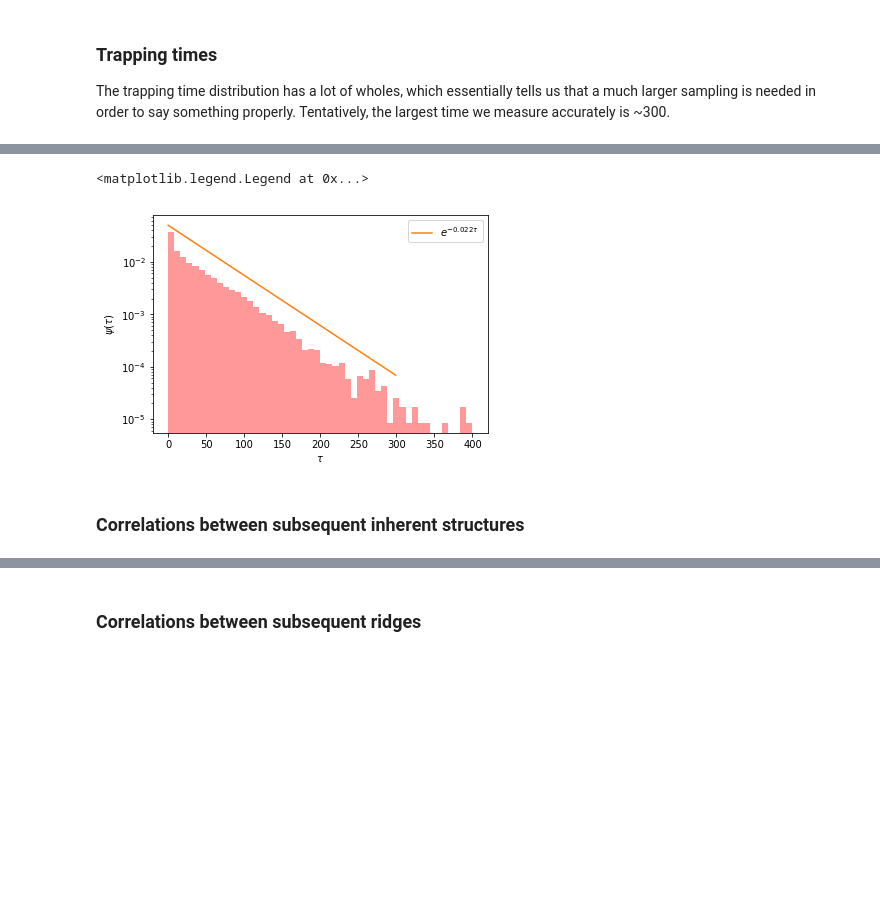
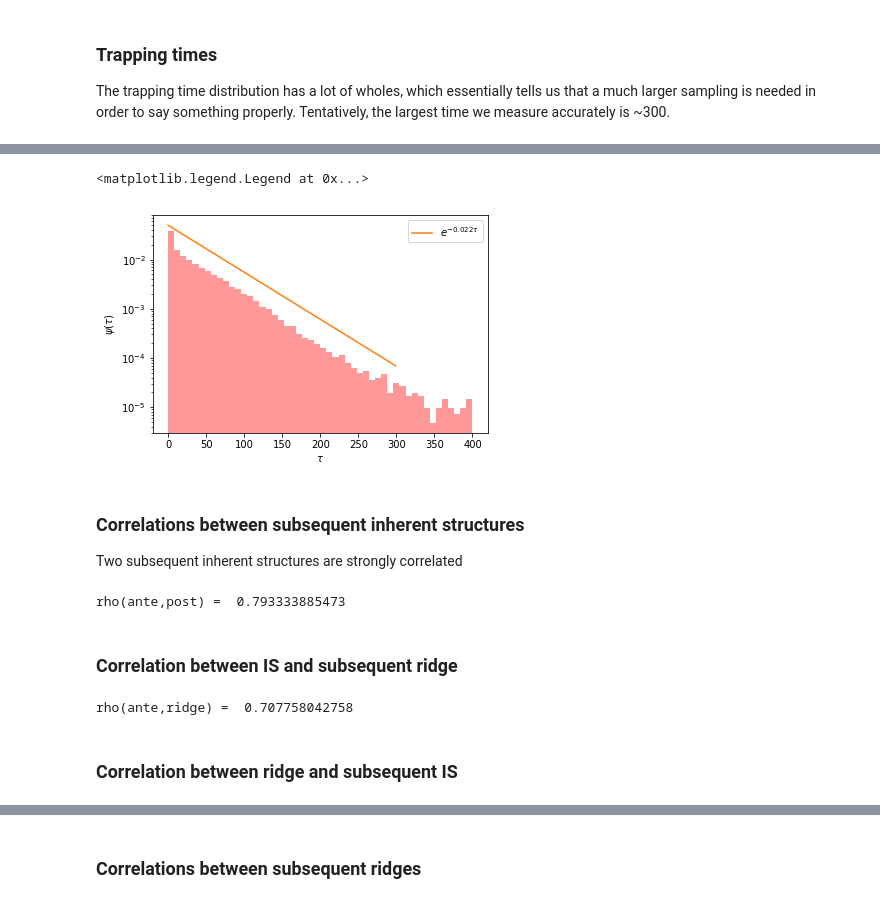
Before and after one commit to mbaityje/STRUCTURAL-GLASS, a Jupyter notebook: THERMALIZE/progs/AnalyzeRidges.ipynb, the cells around one changed output, grey strips where cells are left out. Saved outputs shown, nothing was run; the diff lists cells and outputs as text; code cells hidden in the pictures; blank space fills up the shorter version.

```diff
--- a/THERMALIZE/progs/AnalyzeRidges.ipynb
+++ b/THERMALIZE/progs/AnalyzeRidges.ipynb
@@ -126,17 +138,37 @@ sns.distplot(dataRidges['tau'][1:],norm_hist=True, kde=False,hist_kws={'log':Tru
 # %%
 #Only decently sampled times (tau<400)
 dataRidges['tau']=dataRidges['time'].diff()
+dataRidges['tau'][0]=dataRidges['time'][0]
 range=(0,400)
 ax=sns.distplot(dataRidges['tau'][1:],norm_hist=True, kde=False,hist_kws={'log':True, 'color':'red', 'range':range})
 #ax.set(xscale="log", yscale="log") #if we want to show that it is not a power law
 x=np.arange(0,300,1)
 y=np.exp(-3-0.022*x)
 plt.plot(x,y,label='$e^{-0.022\\tau}$')
 ax.set_ylabel('$\psi(\\tau)$')
 ax.set_xlabel('$ \\tau $')
 ax.legend()
 # %% [output]
 <matplotlib.legend.Legend at 0x...>
-[figure, old version]
+[figure, new version]
 # %% [markdown]
 ### Correlations between subsequent inherent structures
+Two subsequent inherent structures are strongly correlated
+# %%
+#Pearson coefficient between each energy and the following
+corr=((dataRidges['Eante']-EanteMean)*(dataRidges['Epost']-EpostMean)).sum()/nRidges
+den=np.sqrt(EanteVar*EpostVar)
+print("rho(ante,post) = ",corr/den)
+# %% [output]
+rho(ante,post) =  0.793333885473
+# %% [markdown]
+### Correlation between IS and subsequent ridge
+# %%
+#Pearson coefficient between each IS and the following ridge
+corr=((dataRidges['Eante']-EanteMean)*(dataRidges['Eridge']-EridgeMean)).sum()/nRidges
+den=np.sqrt(EanteVar*EridgeVar)
+print("rho(ante,ridge) = ",corr/den)
+# %% [output]
+rho(ante,ridge) =  0.707758042758
+# %% [markdown]
+### Correlation between ridge and subsequent IS
```
Also changed, not shown: parts of 11 cells of this notebook.
